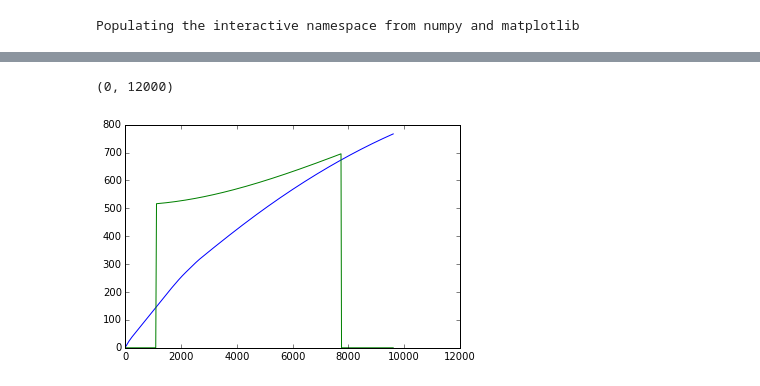
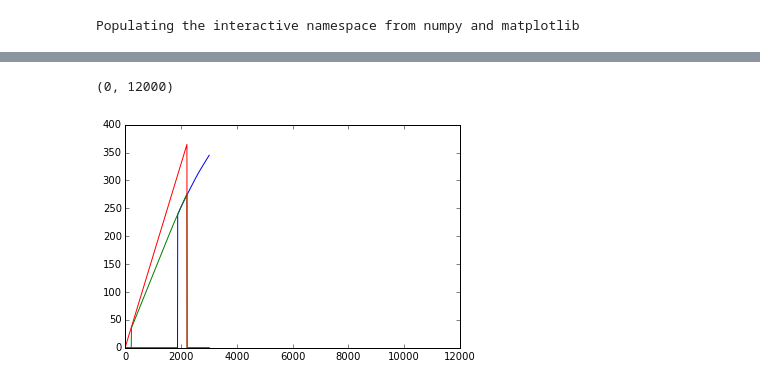
Before and after one commit to davmre/sigvisa, a Jupyter notebook: notebooks/phase_distances_from_tt.ipynb, the cells around one changed output, grey strips where cells are left out. Drawn from its saved outputs; the diff is of its cells as text; code cells hidden in the pictures.

```diff
--- a/notebooks/phase_distances_from_tt.ipynb
+++ b/notebooks/phase_distances_from_tt.ipynb
@@ -15,5 +18,5 @@ print slon, slat, selev
 # %%
-lons = np.linspace(0, 180, 500)
+lons = np.linspace(0, 40.0, 500)
 ds = [dist_km((slon, slat), (slon+l, slat)) for l in lons]
 depth = 0
 #tts = np.array([s.sigmodel.mean_travel_time(slon+l, slat, depth, 0, "MKAR", 3) for l in lons])
@@ -30,23 +33,20 @@ for i, l in enumerate(lons):
         pass
 
     try:
-        tts1[i] = s.sigmodel.mean_travel_time(slon+l, slat, depth, 0, "MKAR", 6)
+        tts1[i] = s.sigmodel.mean_travel_time(slon+l, slat, depth, 0, "MKAR", 1)
     except:
         pass
     try:
         tts2[i] = s.sigmodel.mean_travel_time(slon+l, slat, depth, 0, "MKAR", 12)
     except:
         pass
-    try:
-        tts3[i] = s.sigmodel.mean_travel_time(slon+l, slat, depth, 0, "MKAR", 7)
-    except:
-        pass
 # %%
 plt.plot(ds, tts)
 plt.plot(ds, tts1)
+plt.plot(ds, tts2)
 #plt.plot(ds, tts3-tts)
 #plt.ylim([-100, 100])
 plt.xlim([0, 12000])
 # %% [output]
 (0, 12000)
-[figure, old version]
+[figure, new version]
```
Also changed, not shown: parts of 1 cell of this notebook, 28 other files.
